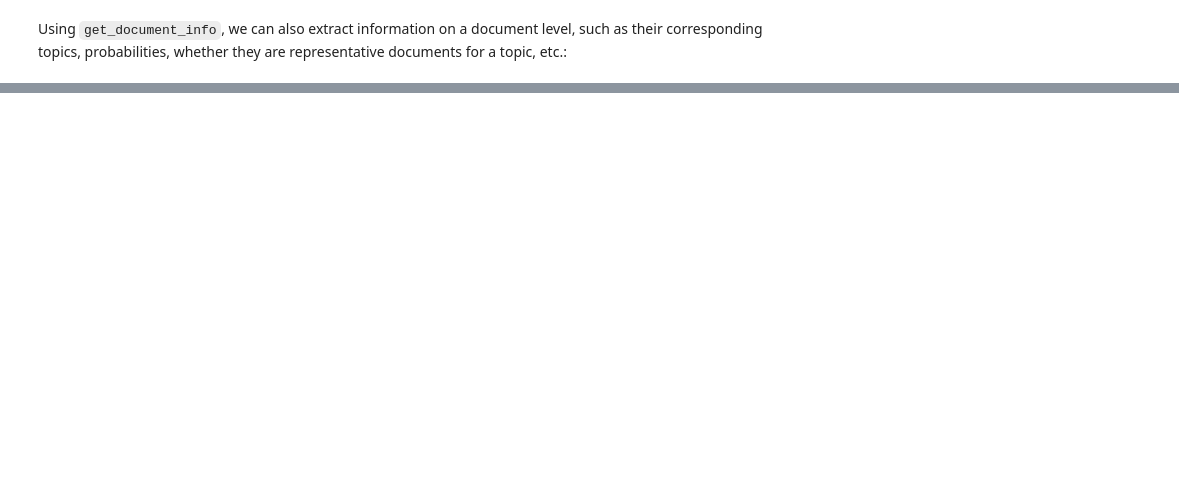
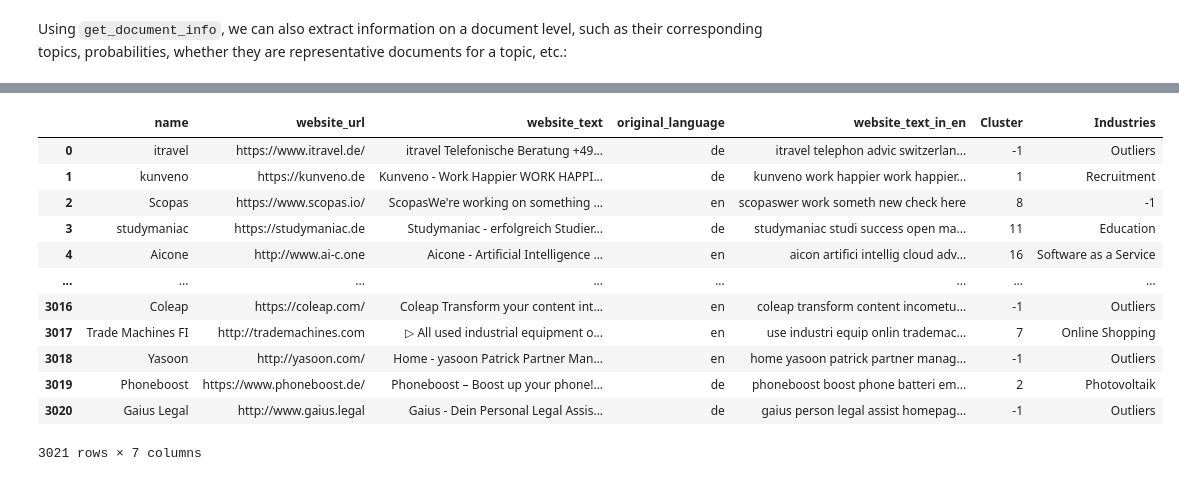
Before and after one commit to AleksandarIlievski/startup-clustering, a Jupyter notebook: notebooks/04 Clustering/BERTopic.ipynb, the cells around one changed output, grey strips where cells are left out. Drawn from its saved outputs; the diff is of its cells as text; code cells hidden in the pictures; blank space fills up the shorter version.

```diff
--- a/notebooks/04 Clustering/BERTopic.ipynb
+++ b/notebooks/04 Clustering/BERTopic.ipynb
@@ -234,0 +245,58 @@ topic_model.get_document_info(df['website_text_in_en'])
+# %%
+cluster_industry_mapping = {
+    -1: 'Outliers',
+    0: 'Healthcare',
+    1: 'Recruitment',
+    2: 'Photovoltaik',
+    3: 'Retail',
+    4: 'Travel',
+    5: 'Finance',
+    6: 'Manufacturing',
+    7: 'Online Shopping',
+    8: '-1',
+    9: 'Agriculture',
+    10: 'Cloud Services',
+    11: 'Education',
+    12: 'Vegan Nutrition',
+    13: 'Gastronomy',
+    14: 'Music',
+    15: 'Bike Rental',
+    16: 'Software as a Service',
+    17: 'Logistics',
+    18: 'Streaming Services',
+    19: 'Drug Stores',
+    20: '-1',
+    21: 'Lending',
+    22: 'Pharmaceutical',
+    23: 'Car Dealerships',
+    24: 'Crypto',
+    25: 'Sport Services',
+    26: 'Coaching',
+    27: '-1',
+    28: '-1',
+    29: 'Cybersecurity',
+    30: 'Veterinarian',
+    31: 'Gaming',
+    32: 'Alcoholic Beverages',
+    33: 'Software Development',
+    34: 'Family'
+}
+# %%
+df['Industries'] = df['Cluster'].map(cluster_industry_mapping)
+df.drop(columns='original_idx', inplace = True)
+df.reset_index(inplace=True)
+df
+# %% [output]
+|  | name | website_url | website_text | original_language | website_text_in_en | Cluster | Industries |
+| 0 | itravel | https://www.itravel.de/ | itravel Telefonische Beratung +49... | de | itravel telephon advic switzerlan... | -1 | Outliers |
+| 1 | kunveno | https://kunveno.de | Kunveno - Work Happier WORK HAPPI... | de | kunveno work happier work happier... | 1 | Recruitment |
+| 2 | Scopas | https://www.scopas.io/ | ScopasWe're working on something ... | en | scopaswer work someth new check here | 8 | -1 |
+| 3 | studymaniac | https://studymaniac.de | Studymaniac - erfolgreich Studier... | de | studymaniac studi success open ma... | 11 | Education |
+| 4 | Aicone | http://www.ai-c.one | Aicone - Artificial Intelligence ... | en | aicon artifici intellig cloud adv... | 16 | Software as a Service |
+| ... | ... | ... | ... | ... | ... | ... | ... |
+| 3016 | Coleap | https://coleap.com/ | Coleap Transform your content int... | en | coleap transform content incometu... | -1 | Outliers |
+| 3017 | Trade Machines FI | http://trademachines.com | ▷ All used industrial equipment o... | en | use industri equip onlin trademac... | 7 | Online Shopping |
+| 3018 | Yasoon | http://yasoon.com/ | Home - yasoon Patrick Partner Man... | en | home yasoon patrick partner manag... | -1 | Outliers |
+| 3019 | Phoneboost | https://www.phoneboost.de/ | Phoneboost – Boost up your phone!... | de | phoneboost boost phone batteri em... | 2 | Photovoltaik |
+| 3020 | Gaius Legal | http://www.gaius.legal | Gaius - Dein Personal Legal Assis... | de | gaius person legal assist homepag... | -1 | Outliers |
+3021 rows × 7 columns
```
Also changed, not shown: parts of 9 cells of this notebook.
